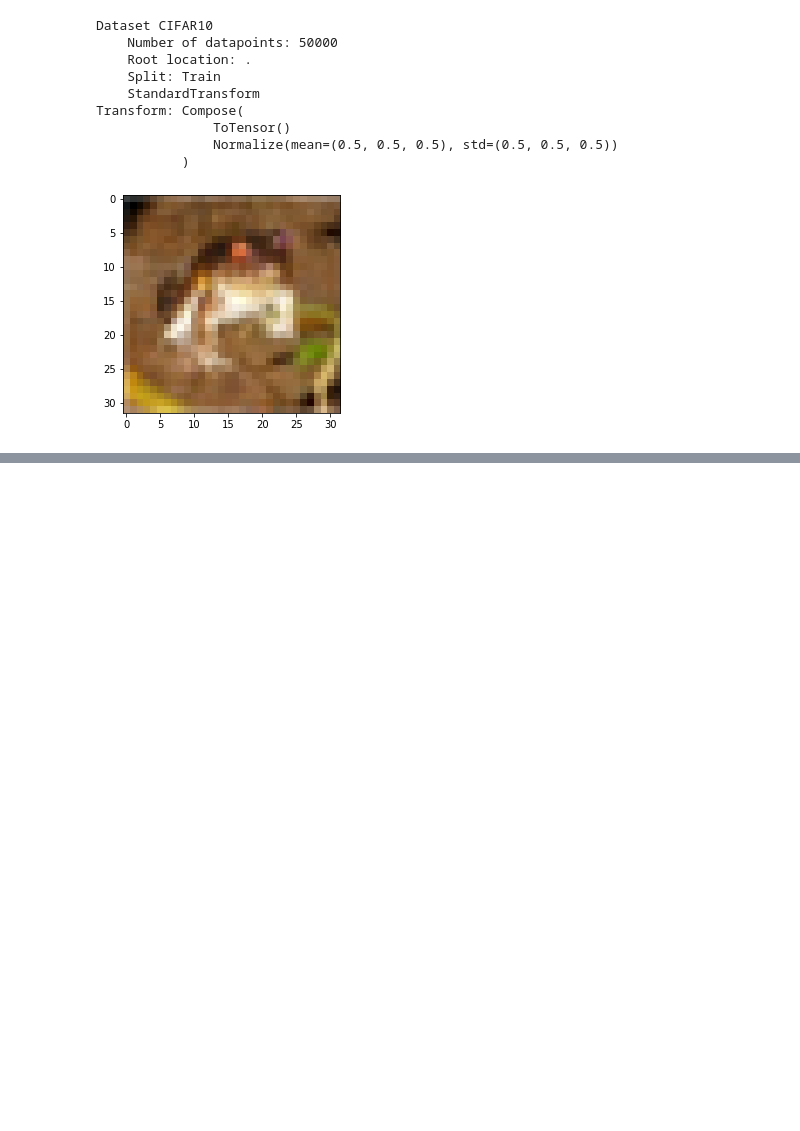
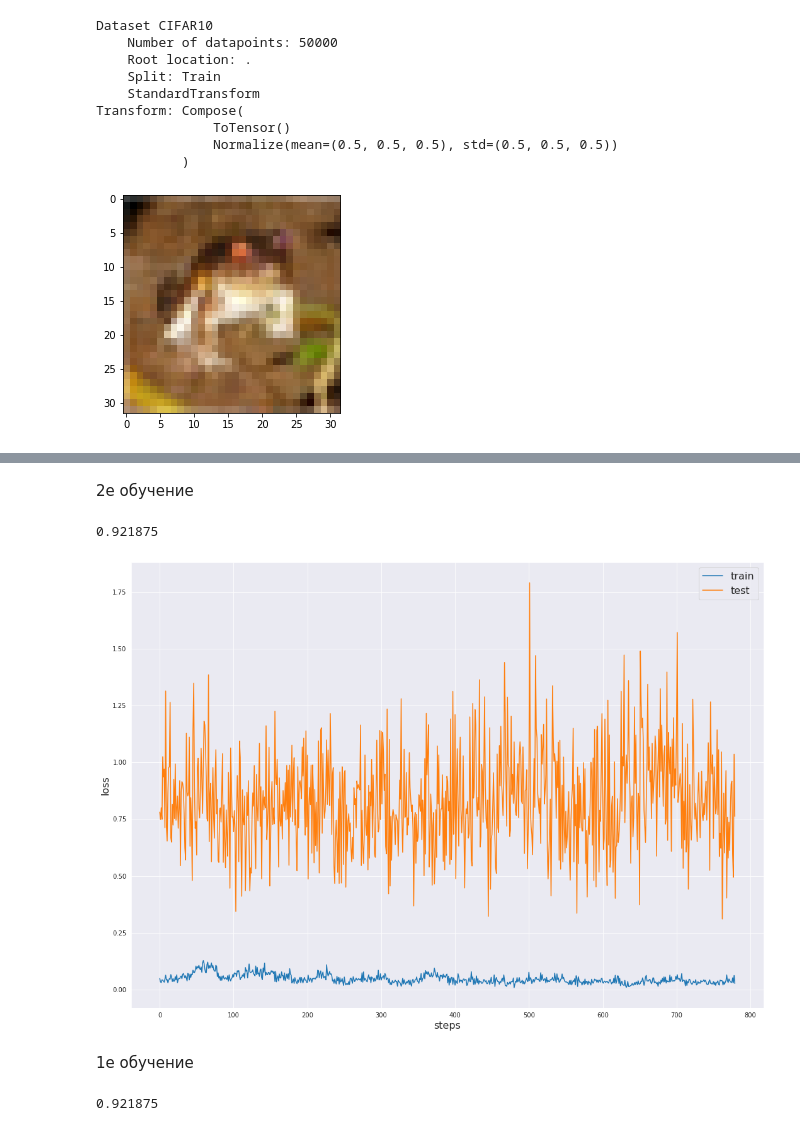
Before and after one commit to DenisKabanov/neural_networks_lab1, a Jupyter notebook: Lab1_Machine_learning.ipynb, the cells around one changed output, grey strips where cells are left out. Drawn from its saved outputs; the diff is of its cells as text; code cells hidden in the pictures; blank space fills up the shorter version.

```diff
--- a/Lab1_Machine_learning.ipynb
+++ b/Lab1_Machine_learning.ipynb
@@ -8,7 +8,7 @@ from torch.utils.data import DataLoader
 # %%
 # hyperparams
 num_classes = 10
-device_id = -1
+device_id = 0
 device = 'cpu' if device_id == -1 else f'cuda:{device_id}'
 n_epochs = 10
 batch_size = 128
@@ -150,6 +149,8 @@ losses = []
 losses_test = []
 accuracy = 0
 max_accuracy = 0
+print(device)
+
 for epoch in range(n_epochs):
     for i, batch in enumerate(trainloader):
         inputs, labels = batch
@@ -173,10 +174,12 @@ for epoch in range(n_epochs):
         with torch.no_grad():
             predict = ResNet18(inputs.to(device))
             loss_test += loss_func(predict, labels.to(device))
-            losses_test.append(loss_test.item())
+            # losses_test.append(loss_test.item())
+            losses_test.append(loss_func(predict, labels.to(device)).item())
 
-            accuracy = accuracy_score(labels.to(device), predict)
+            accuracy = accuracy_score(labels.cpu(), predict.cpu().argmax(axis=1))
             if accuracy > max_accuracy:
+              max_accuracy = accuracy
               torch.save(ResNet18.state_dict(), f'./best_by_accuracy.pth')
 
 
@@ -193,0 +209,34 @@ ValueError: ignored
+# %% [markdown]
+2е обучение
+# %%
+max_accuracy
+# %% [output]
+0.921875
+# %%
+losses = np.array(losses)
+losses_test = np.array(losses_test)
+np.save('losses', losses)
+np.save('losses_test', losses_test)
+# %%
+losses_resized = []  # для согласованного отображения loss графиков теста и обучения, число отображаемых шагов для обучения сжато путём усреднения по пятёркам значений loss функций
+i = 0
+while i < 3900:
+  losses_resized.append(losses[i: i+5].mean())
+  i = i+5
+# %%
+steps = [i for i in range(n_epochs*len(testloader))]
+
+plt.figure(figsize=(18, 13))
+plt.plot(steps, losses_resized, label='train')
+plt.plot(steps, losses_test, label='test')
+plt.xlabel('steps', size=16)
+plt.ylabel('loss', size=16)
+plt.legend(fontsize=16);
+# %% [output]
+[figure, added]
+# %% [markdown]
+1е обучение
+# %%
+max_accuracy # с 1го обучения
+# %% [output]
+0.921875
```
Also changed, not shown: parts of 10 cells of this notebook.
